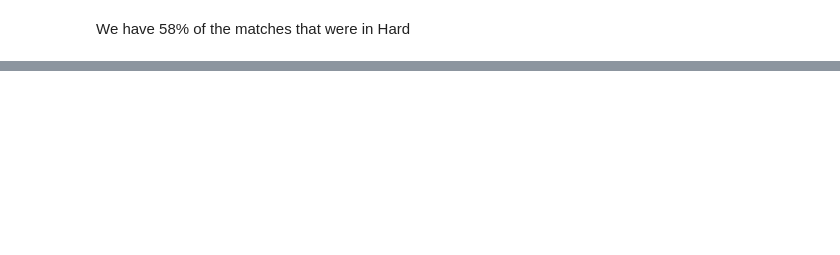
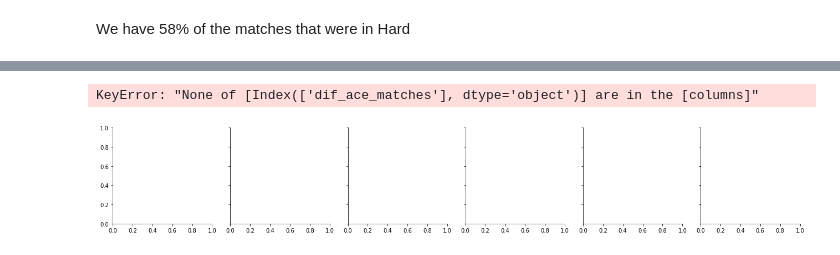
Before and after one commit to Thrynk/Tennis-prediction, a Jupyter notebook: Tennis.ipynb, the cells around one changed output, grey strips where cells are left out. Cells and saved outputs as stored; diff of their text form; code cells hidden in the pictures; blank space fills up the shorter version.

```diff
--- a/Tennis.ipynb
+++ b/Tennis.ipynb
@@ -251,0 +271,19 @@ TypeError: string indices must be integers
+# %%
+train_df = train_df.drop(['minutes','p_upsets','o_upsets','p_tbs','o_tbs','p_sets','o_sets','p_games','o_games','player_id','opponent_id','match_id','date','player_height','opponent_height','outcome','o_matches'], axis=1)
+combine = [train_df, test_df]
+for dataset in combine:
+    dataset['dif_rank'] = dataset['player_rank'] - dataset['opponent_rank']
+    dataset['dif_elo_rating'] = dataset['player_elo_rating'] - dataset['opponent_elo_rating']
+    dataset['dif_ace'] = dataset['p_ace'] - dataset['o_ace']
+    dataset['dif_df'] = dataset['p_df'] - dataset['o_df']
+    dataset['dif_sv_pt'] = dataset['p_sv_pt'] - dataset['o_sv_pt']
+    dataset['dif_1st_in'] = dataset['p_1st_in'] - dataset['o_1st_in']
+    dataset['dif_1st_won'] = dataset['p_1st_won'] - dataset['o_1st_won']
+    dataset['dif_2nd_won'] = dataset['p_2nd_won'] - dataset['o_2nd_won']
+    dataset['dif_sv_gms'] = dataset['p_sv_gms'] - dataset['o_sv_gms']
+    dataset['dif_bp_sv'] = dataset['p_bp_sv'] - dataset['o_bp_sv']
+    dataset['dif_bp_fc'] = dataset['p_bp_fc'] - dataset['o_bp_fc']
+
+train_df = train_df.drop(['player_rank','opponent_rank','player_elo_rating','opponent_elo_rating','p_ace','o_ace','p_df','o_df','p_sv_pt','o_sv_pt','p_1st_in',
+                          'o_1st_in','p_1st_won','o_1st_won','p_2nd_won','o_2nd_won','p_sv_gms','o_sv_gms','p_bp_sv','o_bp_sv','p_bp_fc','o_bp_fc'], axis=1)
+train_df.head()
@@ -251,0 +298,16 @@ TypeError: string indices must be integers
+# %%
+combine = [train_df, test_df]
+for dataset in combine:
+    dataset['dif_avg_ace'] = dataset['p_avg_ace'] - dataset['o_avg_ace']
+    dataset['dif_avg_df'] = dataset['p_avg_df'] - dataset['o_avg_df']
+    dataset['dif_avg_sv_pt'] = dataset['p_avg_sv_pt'] - dataset['o_avg_sv_pt']
+    dataset['dif_avg_1st_in'] = dataset['p_avg_1st_in'] - dataset['o_avg_1st_in']
+    dataset['dif_avg_1st_won'] = dataset['p_avg_1st_won'] - dataset['o_avg_1st_won']
+    dataset['dif_avg_2nd_won'] = dataset['p_avg_2nd_won'] - dataset['o_avg_2nd_won']
+    dataset['dif_avg_sv_gms'] = dataset['p_avg_sv_gms'] - dataset['o_avg_sv_gms']
+    dataset['dif_avg_bp_sv'] = dataset['p_avg_bp_sv'] - dataset['o_avg_bp_sv']
+    dataset['dif_avg_bp_fc'] = dataset['p_avg_bp_fc'] - dataset['o_avg_bp_fc']
+
+train_df = train_df.drop(['p_avg_ace','o_avg_ace','p_avg_df','o_avg_df','p_avg_sv_pt','o_avg_sv_pt','p_avg_1st_in',
+                          'o_avg_1st_in','p_avg_1st_won','o_avg_1st_won','p_avg_2nd_won','o_avg_2nd_won','p_avg_sv_gms','o_avg_sv_gms','p_avg_bp_sv','o_avg_bp_sv','p_avg_bp_fc','o_avg_bp_fc'], axis=1)
+train_df.head()
@@ -251,0 +322,6 @@ TypeError: string indices must be integers
+# %%
+g = sns.FacetGrid(train_df, col='level')
+g.map(plt.hist, 'dif_ace_matches', bins=10)
+# %% [output]
+KeyError: "None of [Index(['dif_ace_matches'], dtype='object')] are in the [columns]"
+[figure, added]
```
Also changed, not shown: parts of 14 cells of this notebook, 2 other files.
